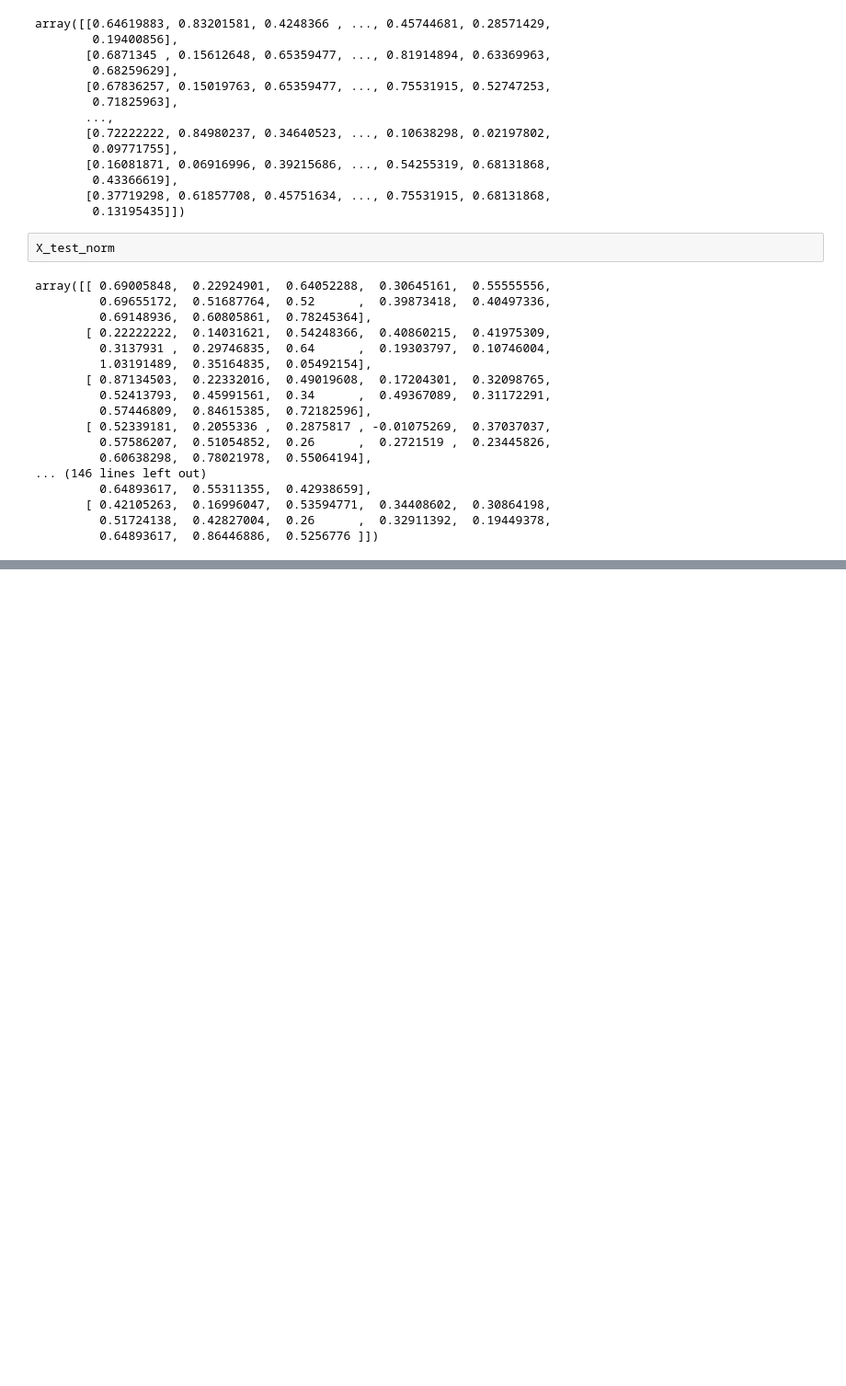
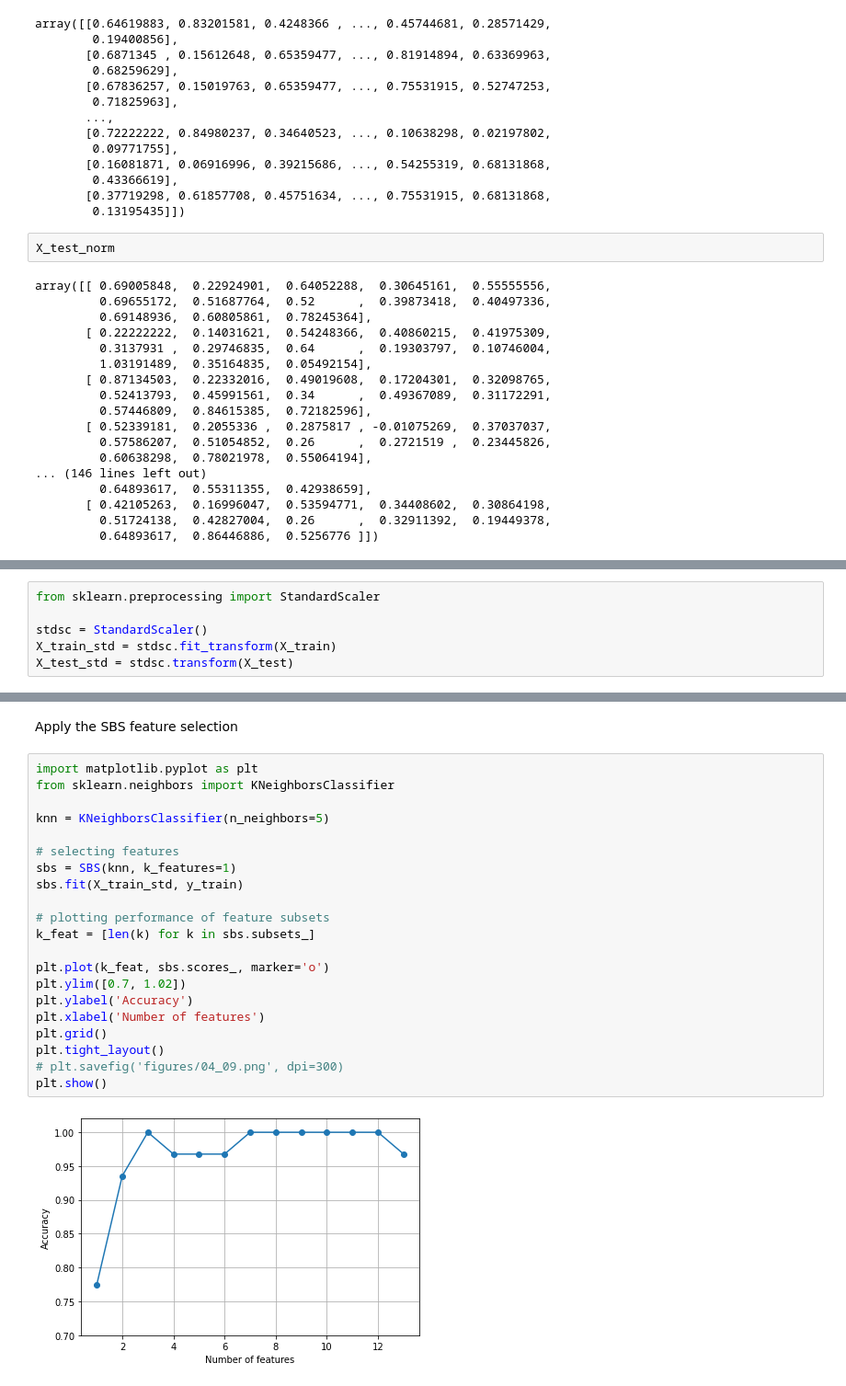
Before and after one commit to karthiksuk/MLExamples, a Jupyter notebook: ML3.ipynb, the cells around one changed output, grey strips where cells are left out. Shown: that part at 92% size. Drawn from its saved outputs; the diff is of its cells as text; blank space fills up the shorter version.

```diff
--- a/ML3.ipynb
+++ b/ML3.ipynb
@@ -132,0 +135,6 @@ pd.DataFrame(X_train_norm).describe()
+# %%
+from sklearn.preprocessing import StandardScaler
+
+stdsc = StandardScaler()
+X_train_std = stdsc.fit_transform(X_train)
+X_test_std = stdsc.transform(X_test)
@@ -132,0 +213,25 @@ pd.DataFrame(X_train_norm).describe()
+# %% [markdown]
+Apply the SBS feature selection
+# %%
+import matplotlib.pyplot as plt
+from sklearn.neighbors import KNeighborsClassifier
+
+knn = KNeighborsClassifier(n_neighbors=5)
+
+# selecting features
+sbs = SBS(knn, k_features=1)
+sbs.fit(X_train_std, y_train)
+
+# plotting performance of feature subsets
+k_feat = [len(k) for k in sbs.subsets_]
+
+plt.plot(k_feat, sbs.scores_, marker='o')
+plt.ylim([0.7, 1.02])
+plt.ylabel('Accuracy')
+plt.xlabel('Number of features')
+plt.grid()
+plt.tight_layout()
+# plt.savefig('figures/04_09.png', dpi=300)
+plt.show()
+# %% [output]
+[figure, added]
```
Also changed, not shown: parts of 4 cells of this notebook.
